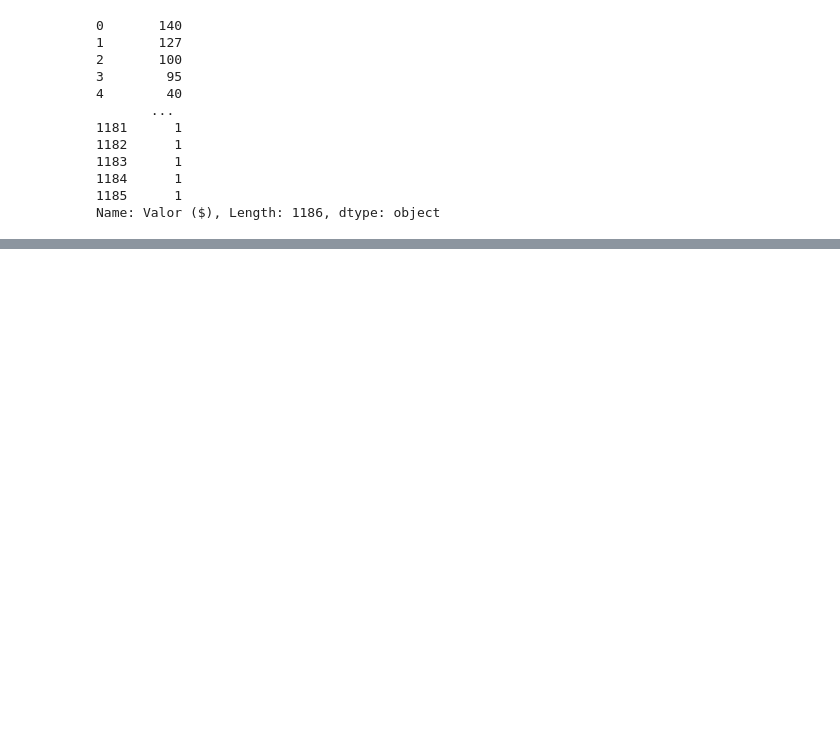
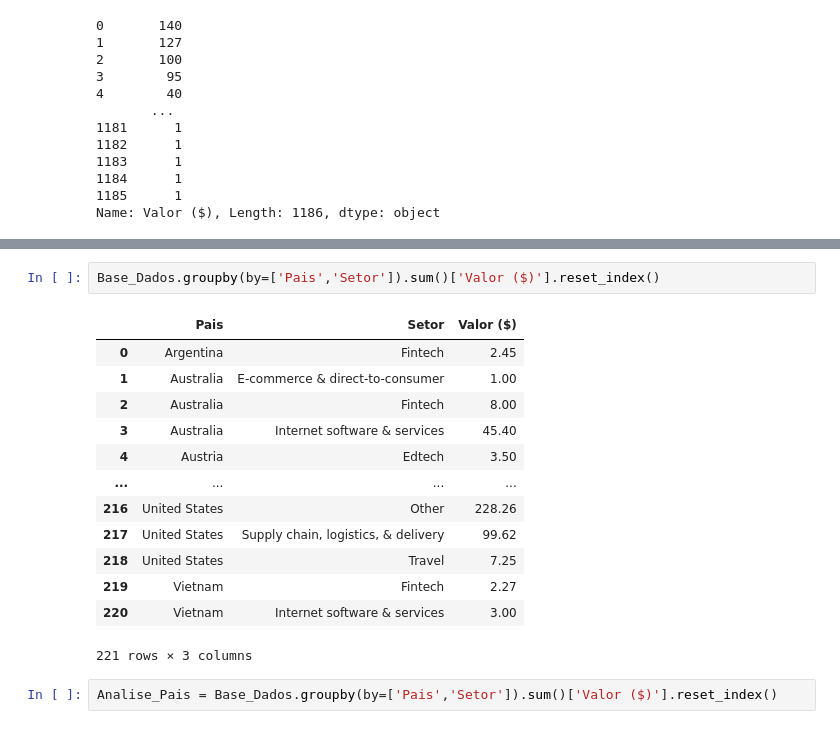
Before and after one commit to 21seya/Analise_dados_conceitos, a Jupyter notebook: projeto01_unicornio.ipynb, the cells around one changed output, grey strips where cells are left out. Drawn from its saved outputs; the diff is of its cells as text; blank space fills up the shorter version.

```diff
--- a/projeto01_unicornio.ipynb
+++ b/projeto01_unicornio.ipynb
@@ -455,0 +473,18 @@ Base_Dados.head()
+# %%
+Base_Dados.groupby(by=['Pais','Setor']).sum()['Valor ($)'].reset_index()
+# %% [output]
+|  | Pais | Setor | Valor ($) |
+| 0 | Argentina | Fintech | 2.45 |
+| 1 | Australia | E-commerce & direct-to-consumer | 1.00 |
+| 2 | Australia | Fintech | 8.00 |
+| 3 | Australia | Internet software & services | 45.40 |
+| 4 | Austria | Edtech | 3.50 |
+| ... | ... | ... | ... |
+| 216 | United States | Other | 228.26 |
+| 217 | United States | Supply chain, logistics, & delivery | 99.62 |
+| 218 | United States | Travel | 7.25 |
+| 219 | Vietnam | Fintech | 2.27 |
+| 220 | Vietnam | Internet software & services | 3.00 |
+221 rows × 3 columns
+# %%
+Analise_Pais = Base_Dados.groupby(by=['Pais','Setor']).sum()['Valor ($)'].reset_index()
```
Also changed, not shown: parts of 5 cells of this notebook.
